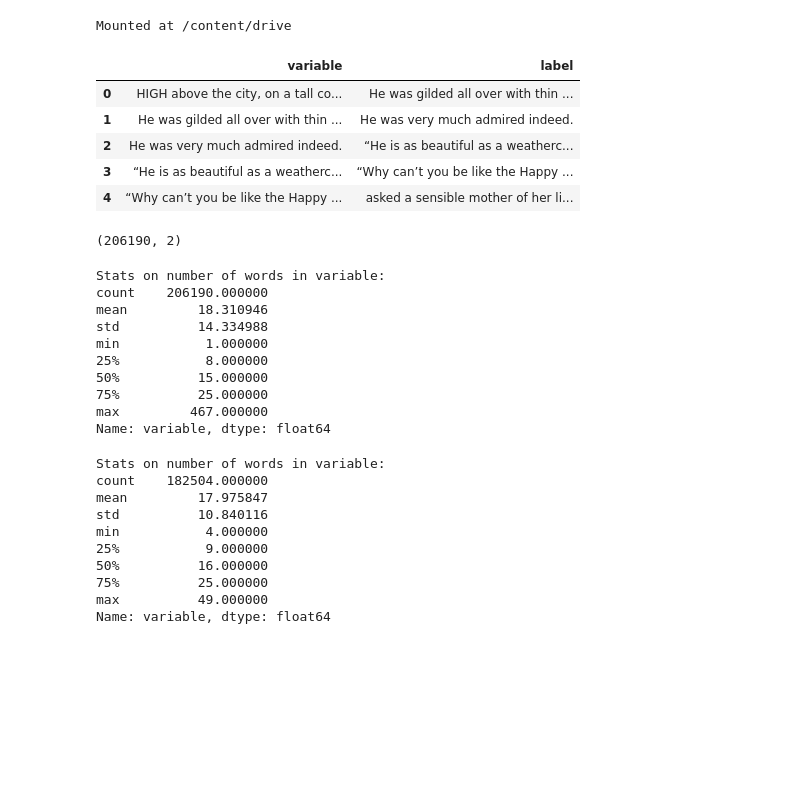
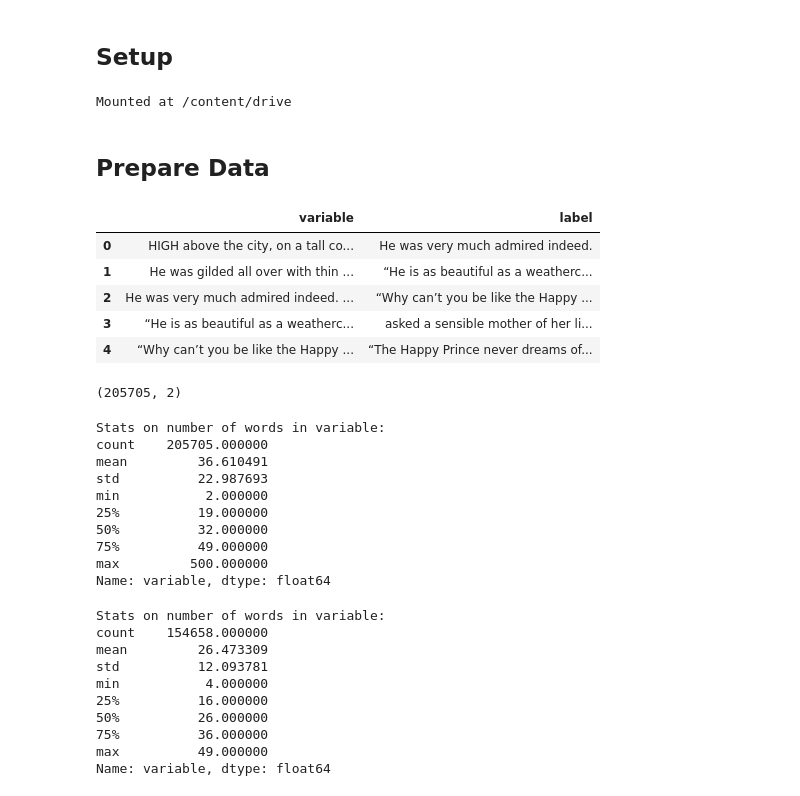
Before and after one commit to ram-senth/datasci-w266-2023-spring-team-story-bot, a Jupyter notebook: OPT_Finetuning.ipynb, the cells around one changed output. Saved outputs shown, nothing was run; the diff lists cells and outputs as text; code cells hidden in the pictures; blank space fills up the shorter version.

```diff
--- a/OPT_Finetuning.ipynb
+++ b/OPT_Finetuning.ipynb
@@ -5 +1,3 @@
+# %% [markdown]
+## Setup
 # %%
@@ -10,47 +8,53 @@
 import torch
 import numpy as np
 import pandas as pd
-from transformers import AutoTokenizer, OPTForCausalLM, Trainer, TrainingArguments
+import transformers
+from transformers import AutoTokenizer, OPTForCausalLM, Trainer, TrainingArguments, pipeline
 from sklearn.model_selection import train_test_split
 import evaluate
+import re
+import datasets
+from google.colab import drive
+drive.mount('/content/drive')
+
+checkpoint_folder = 'drive/MyDrive/W266/checkpoints/'
+checkpoint_file = checkpoint_folder + 'opt_storybot_s2_e3'
+seed = 42
+transformers.set_seed(seed) # sets seed for numpy, random, torch (if installed), and tf (if installed)
+# %% [output]
+Mounted at /content/drive
-# %%
-from google.colab import drive
-drive.mount('/content/drive')
-
-checkpoint_folder = 'drive/MyDrive/W266/checkpoints/'
-checkpoint_file = checkpoint_folder + 'opt_storybot_s1_e3'
-# %% [output]
-Mounted at /content/drive
+# %% [markdown]
+## Prepare Data
 # %%
-data = pd.read_csv("/content/drive/My Drive/W266/StoryBots Datasets/posptproc_corpus_spacy_s1.csv")
+data = pd.read_csv("/content/drive/My Drive/W266/StoryBots Datasets/posptproc_corpus_spacy_s2.csv")
 data.head()
 # %% [output]
 |  | variable | label |
-| 0 | HIGH above the city, on a tall co... | He was gilded all over with thin ... |
-| 1 | He was gilded all over with thin ... | He was very much admired indeed. |
-| 2 | He was very much admired indeed. | “He is as beautiful as a weatherc... |
-| 3 | “He is as beautiful as a weatherc... | “Why can’t you be like the Happy ... |
-| 4 | “Why can’t you be like the Happy ... | asked a sensible mother of her li... |
+| 0 | HIGH above the city, on a tall co... | He was very much admired indeed. |
+| 1 | He was gilded all over with thin ... | “He is as beautiful as a weatherc... |
+| 2 | He was very much admired indeed. ... | “Why can’t you be like the Happy ... |
+| 3 | “He is as beautiful as a weatherc... | asked a sensible mother of her li... |
+| 4 | “Why can’t you be like the Happy ... | “The Happy Prince never dreams of... |
 # %%
 data.shape
 
 # filter for the first XXX rows to help with performance
 #data = data[:2000]
 # %% [output]
-(206190, 2)
+(205705, 2)
 # %%
 print("Stats on number of words in variable:")
 print(data['variable'].str.split(' ').str.len().describe())
 # %% [output]
 Stats on number of words in variable:
-count    206190.000000
-mean         18.310946
-std          14.334988
-min           1.000000
-25%           8.000000
-50%          15.000000
-75%          25.000000
-max         467.000000
+count    205705.000000
+mean         36.610491
+std          22.987693
+min           2.000000
+25%          19.000000
+50%          32.000000
+75%          49.000000
+max         500.000000
 Name: variable, dtype: float64
 # %%
 # filter out rows that have less than 4 words or more than 50 words in either the variable or label columns
@@ -61,13 +65,13 @@ print("Stats on number of words in variable:")
 print(data_wc['variable'].str.split(' ').str.len().describe())
 # %% [output]
 Stats on number of words in variable:
-count    182504.000000
-mean         17.975847
-std          10.840116
+count    154658.000000
+mean         26.473309
+std          12.093781
 min           4.000000
-25%           9.000000
-50%          16.000000
-75%          25.000000
+25%          16.000000
+50%          26.000000
+75%          36.000000
 max          49.000000
 Name: variable, dtype: float64
 # %%
```
Also changed, not shown: parts of 20 cells of this notebook.
